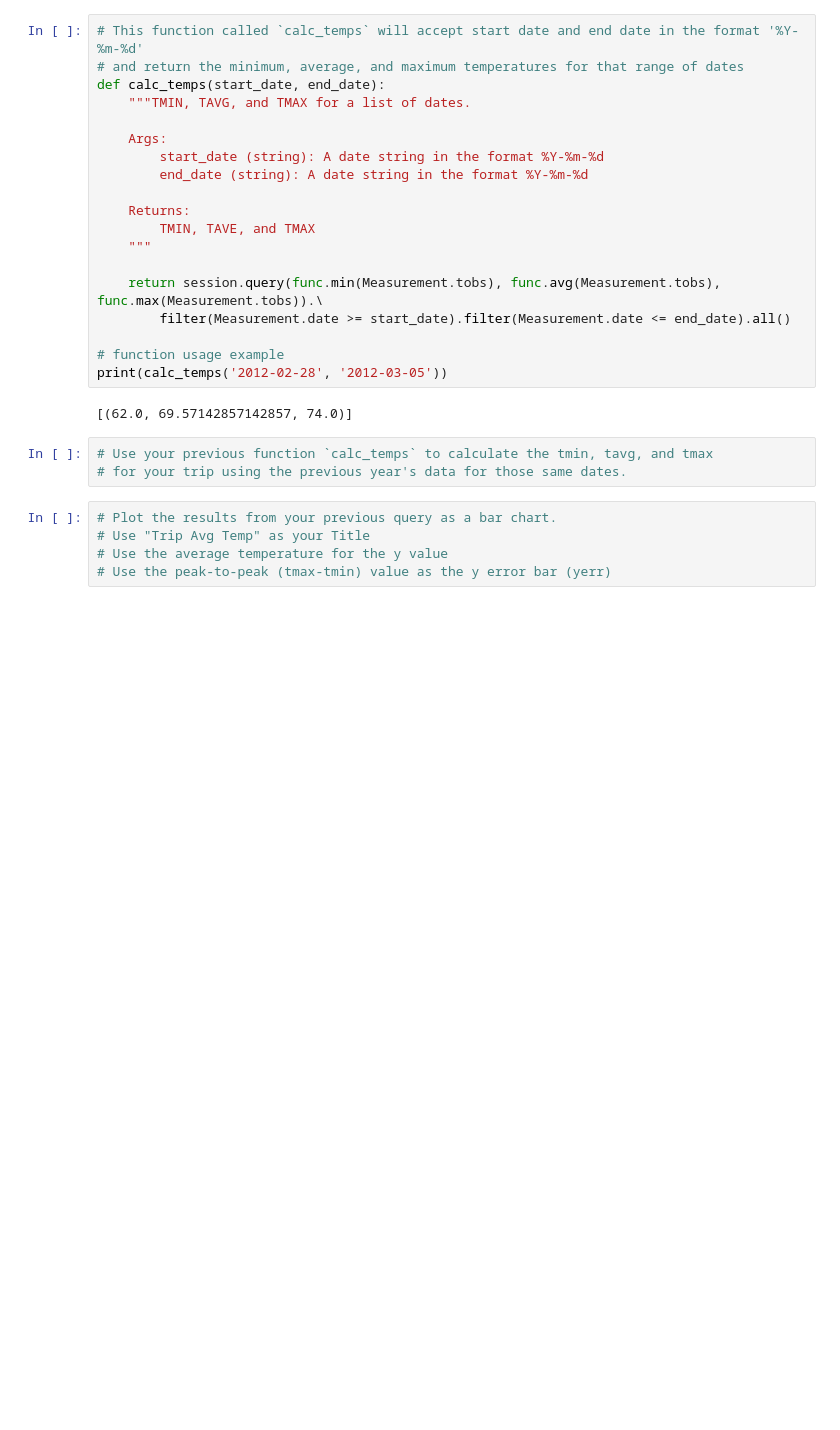
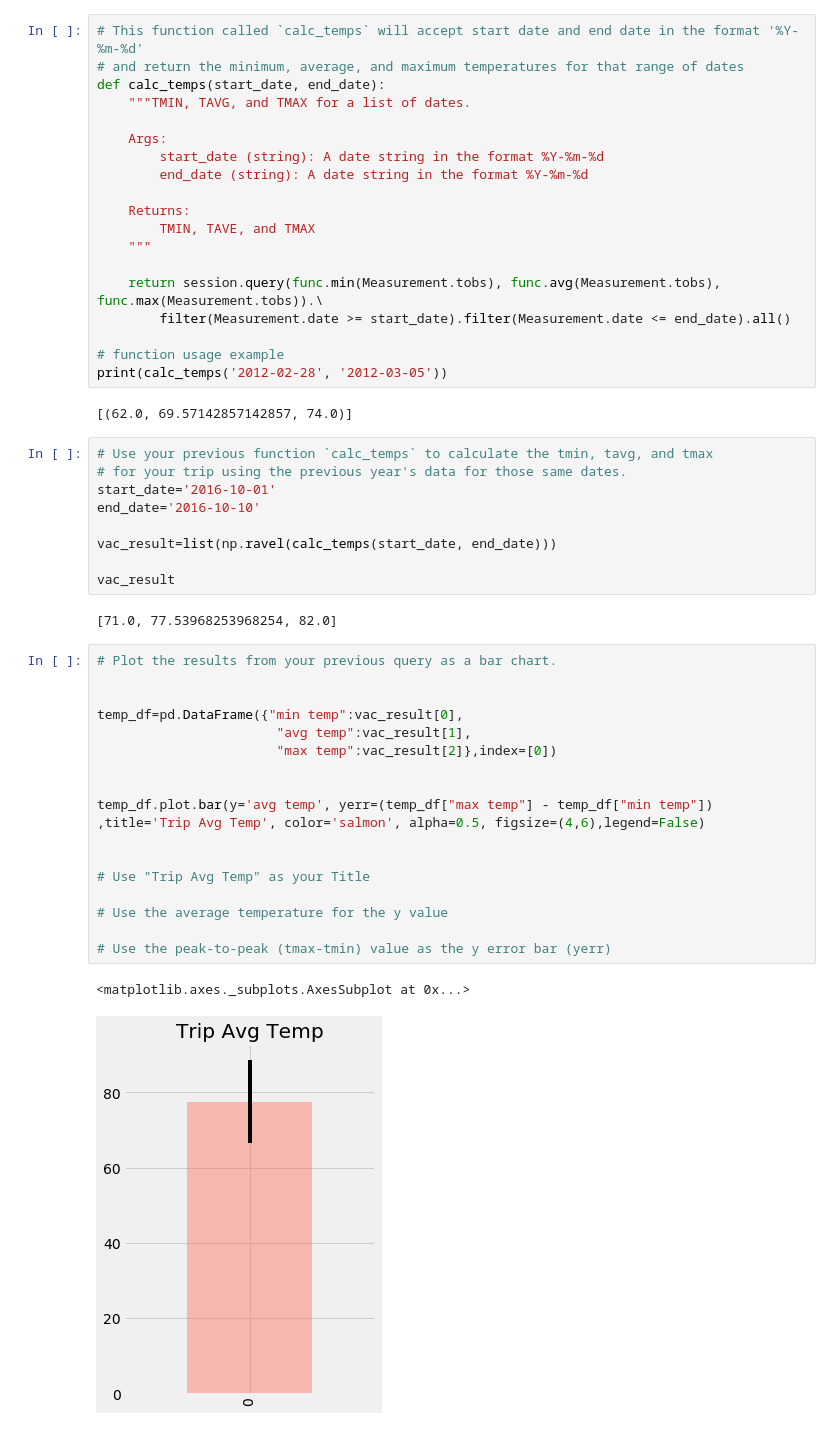
Before and after one commit to oianchevska/sqlalchemy-challenge, a Jupyter notebook: climate_starter.ipynb, the cells around one changed output. Cells and saved outputs as stored; diff of their text form; blank space fills up the shorter version.

```diff
--- a/climate_starter.ipynb
+++ b/climate_starter.ipynb
@@ -191,11 +191,34 @@ print(calc_temps('2012-02-28', '2012-03-05'))
 # %%
 # Use your previous function `calc_temps` to calculate the tmin, tavg, and tmax
 # for your trip using the previous year's data for those same dates.
+start_date='2016-10-01'
+end_date='2016-10-10'
+
+vac_result=list(np.ravel(calc_temps(start_date, end_date)))
+
+vac_result
+# %% [output]
+[71.0, 77.53968253968254, 82.0]
 # %%
 # Plot the results from your previous query as a bar chart.
+
+
+temp_df=pd.DataFrame({"min temp":vac_result[0],
+                       "avg temp":vac_result[1],
+                       "max temp":vac_result[2]},index=[0])
+
+
+temp_df.plot.bar(y='avg temp', yerr=(temp_df["max temp"] - temp_df["min temp"]) ,title='Trip Avg Temp', color='salmon', alpha=0.5, figsize=(4,6),legend=False)
+
+
 # Use "Trip Avg Temp" as your Title
+
 # Use the average temperature for the y value
+
 # Use the peak-to-peak (tmax-tmin) value as the y error bar (yerr)
+# %% [output]
+<matplotlib.axes._subplots.AxesSubplot at 0x...>
+[figure, added]
 # %%
 # Calculate the total amount of rainfall per weather station for your trip dates using the previous year's matching dates.
 # Sort this in descending order by precipitation amount and list the station, name, latitude, longitude, and elevation
```
Also changed, not shown: parts of 4 cells of this notebook.
